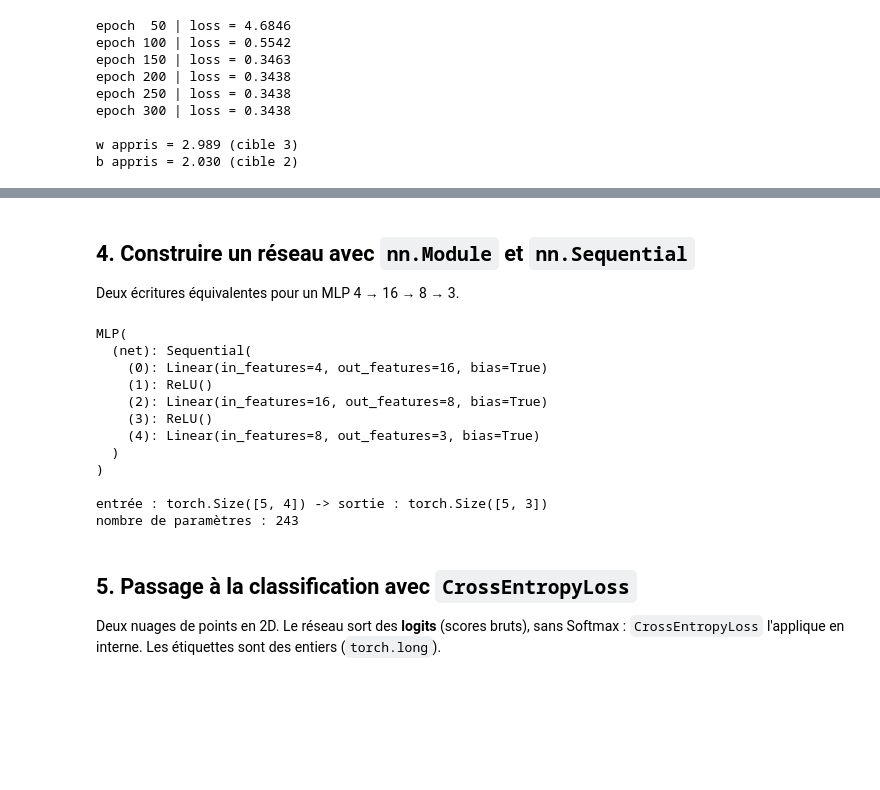
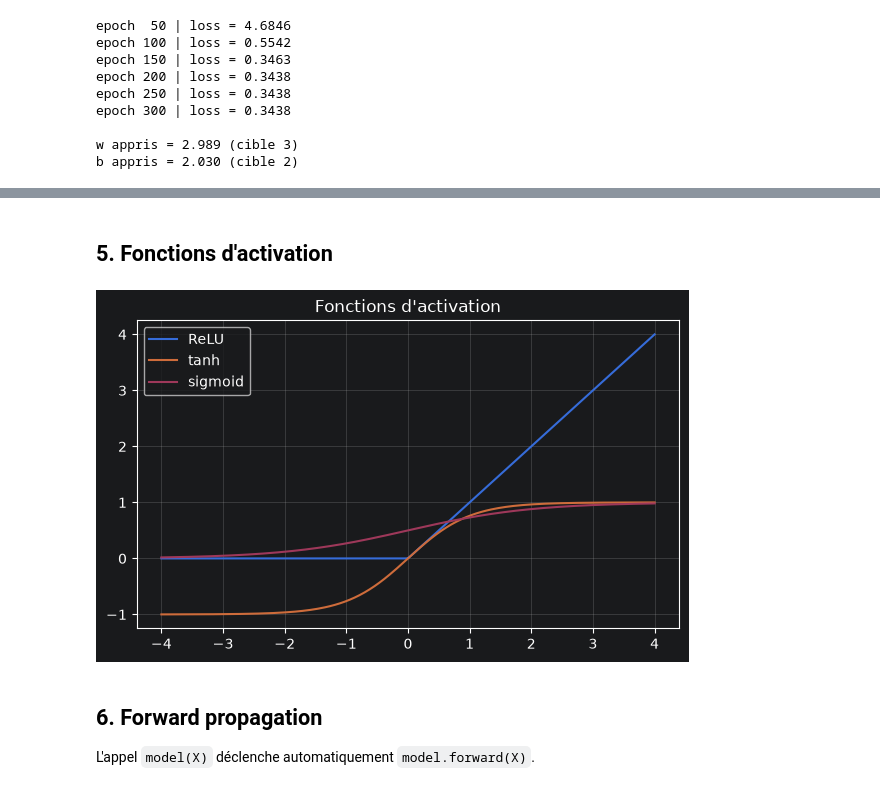
Before and after one commit to MostafaHDfMeR/TP_N1_Mise-en-oeuvre-du-Framework-PyTorch, a Jupyter notebook: TP_N1 - Mise en oeuvre du Framework PyTorch.ipynb, the cells around one changed output, grey strips where cells are left out. Saved outputs shown, nothing was run; the diff lists cells and outputs as text; code cells hidden in the pictures; blank space fills up the shorter version.

```diff
--- a/TP_N1 - Mise en oeuvre du Framework PyTorch.ipynb
+++ b/TP_N1 - Mise en oeuvre du Framework PyTorch.ipynb
@@ -181,55 +214,23 @@ R² = 0.972
 # %% [markdown]
-## 4. Construire un réseau avec `nn.Module` et `nn.Sequential`
-
-Deux écritures équivalentes pour un MLP 4 → 16 → 8 → 3.
+## 5. Fonctions d'activation
 # %%
-# Avec nn.Module : on définit les couches dans __init__ et le passage avant dans forward
-class MLP(nn.Module):
-    def __init__(self):
-        super().__init__()
-        self.net = nn.Sequential(
-            nn.Linear(4, 16),
-            nn.ReLU(),
-            nn.Linear(16, 8),
-            nn.ReLU(),
-            nn.Linear(8, 3),
-        )
+x = torch.linspace(-4, 4, 200)
+relu = torch.relu(x)
+tanh = torch.tanh(x)
+sigmoid = torch.sigmoid(x)
 
-    def forward(self, x):
-        return self.net(x)
-
-mlp = MLP()
-print(mlp)
-
-# Avec nn.Sequential directement
-mlp_seq = nn.Sequential(
-    nn.Linear(4, 16), nn.ReLU(),
-    nn.Linear(16, 8), nn.ReLU(),
-    nn.Linear(8, 3),
-)
-
-# model(X) appelle model.forward(X)
-X_demo = torch.randn(5, 4)
-print("\nentrée :", X_demo.shape, "-> sortie :", mlp(X_demo).shape)
-
-n_params = sum(p.numel() for p in mlp.parameters())
-print("nombre de paramètres :", n_params)
+plt.figure(figsize=(7, 4))
+plt.plot(x.numpy(), relu.numpy(), label="ReLU")
+plt.plot(x.numpy(), tanh.numpy(), label="tanh")
+plt.plot(x.numpy(), sigmoid.numpy(), label="sigmoid")
+plt.grid(True, alpha=0.3)
+plt.legend()
+plt.title("Fonctions d'activation")
+plt.show()
 # %% [output]
-MLP(
-  (net): Sequential(
-    (0): Linear(in_features=4, out_features=16, bias=True)
-    (1): ReLU()
-    (2): Linear(in_features=16, out_features=8, bias=True)
-    (3): ReLU()
-    (4): Linear(in_features=8, out_features=3, bias=True)
-  )
-)
-
-entrée : torch.Size([5, 4]) -> sortie : torch.Size([5, 3])
-nombre de paramètres : 243
+[figure, added]
 # %% [markdown]
-## 5. Passage à la classification avec `CrossEntropyLoss`
+## 6. Forward propagation
 
-Deux nuages de points en 2D. Le réseau sort des **logits** (scores bruts), sans Softmax :
-`CrossEntropyLoss` l'applique en interne. Les étiquettes sont des entiers (`torch.long`).
+L'appel `model(X)` déclenche automatiquement `model.forward(X)`.
 # %%
```
Also changed, not shown: parts of 45 cells of this notebook, 1 other file.
